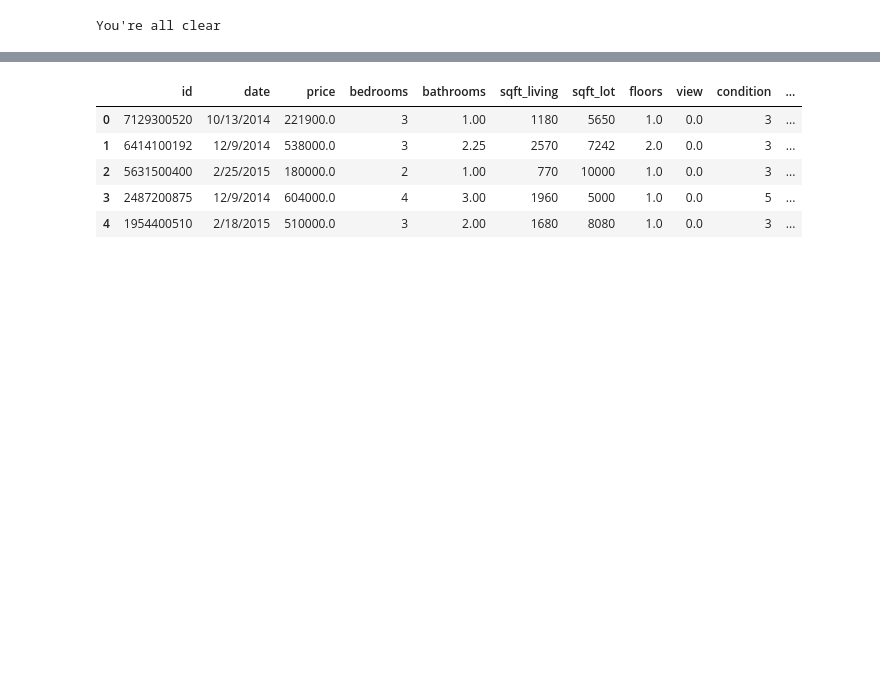
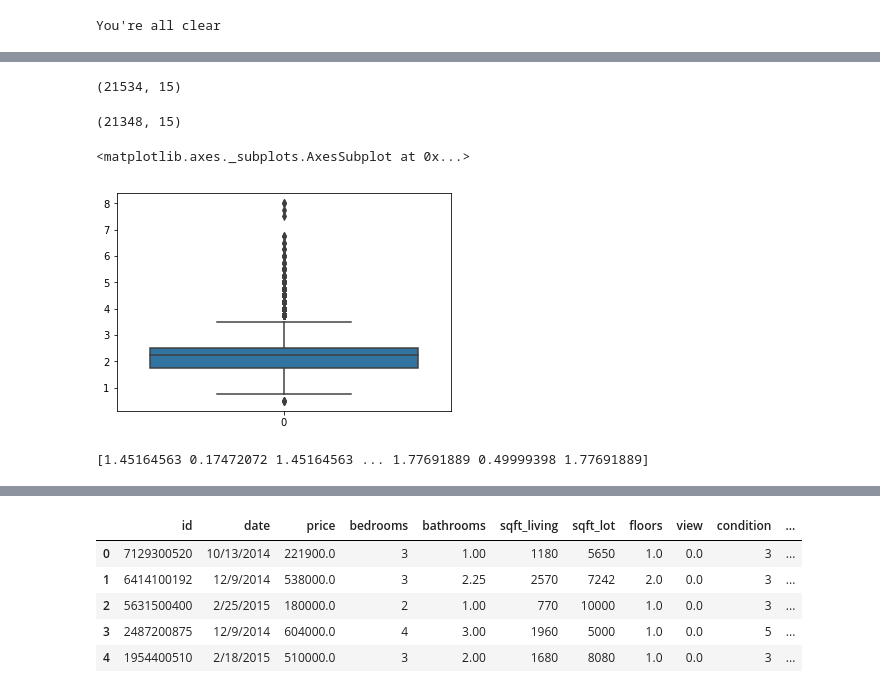
Before and after one commit to jonnelbenjamin/coachmod4project, a Jupyter notebook: data_cleaning.ipynb, the cells around one changed output, grey strips where cells are left out. Cells and saved outputs as stored; diff of their text form; code cells hidden in the pictures; blank space fills up the shorter version.

Commit message:
tried to get rid of bathroom outliers but was not able to for some reason

```diff
--- a/data_cleaning.ipynb
+++ b/data_cleaning.ipynb
@@ -53,0 +68,18 @@ You're all clear
+# %%
+cleaned_KC.shape
+# %% [output]
+(21534, 15)
+# %%
+kcdf.shape
+# %% [output]
+(21348, 15)
+# %%
+sns.boxplot(data=kcdf['bathrooms'])
+# %% [output]
+<matplotlib.axes._subplots.AxesSubplot at 0x...>
+[figure, added]
+# %%
+bathrooms_zscore = np.abs(stats.zscore(kcdf.bathrooms))
+print(bathrooms_zscore)
+# %% [output]
+[1.45164563 0.17472072 1.45164563 ... 1.77691889 0.49999398 1.77691889]
```
Also changed, not shown: parts of 5 cells of this notebook.
